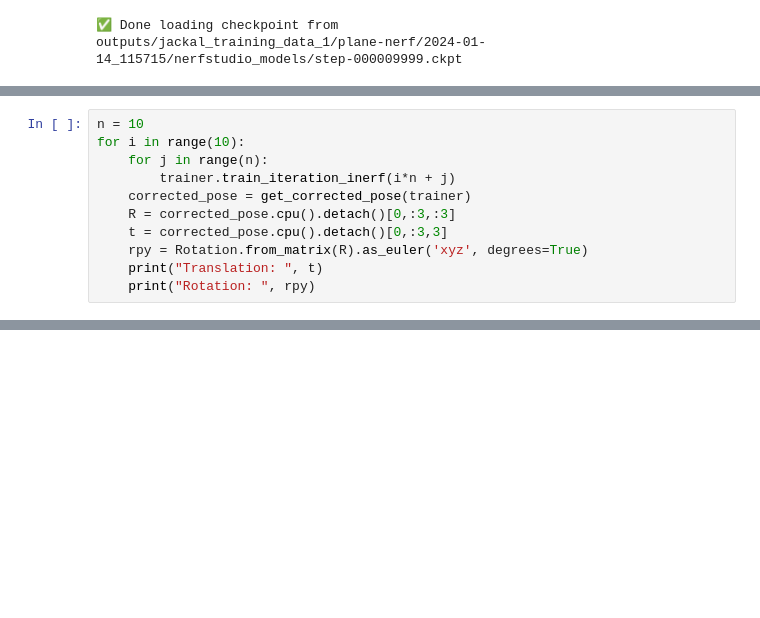
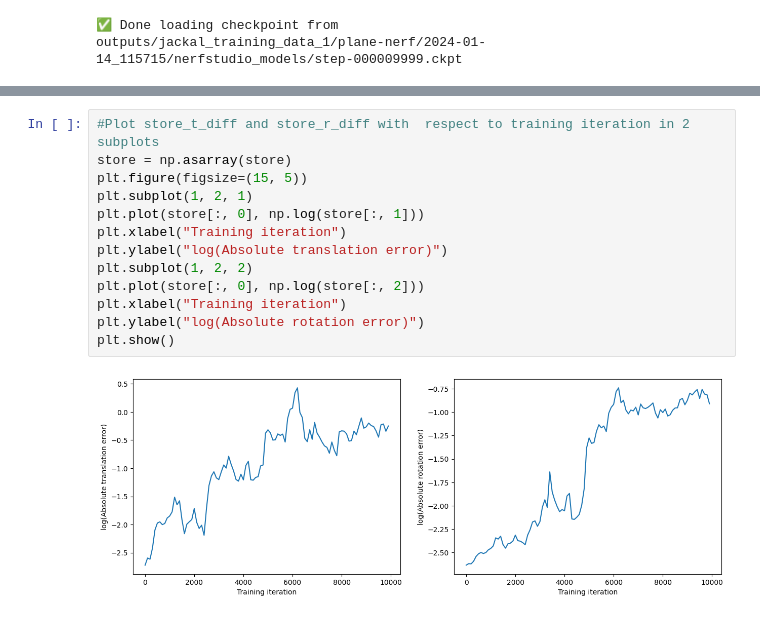
Before and after one commit to tauzn-clock/inerf, a Jupyter notebook: utils/evaluation_pose.ipynb, the cells around one changed output, grey strips where cells are left out. Cells and saved outputs as stored; diff of their text form; blank space fills up the shorter version.

```diff
--- a/utils/evaluation_pose.ipynb
+++ b/utils/evaluation_pose.ipynb
@@ -83,14 +98,3 @@ for _ , batch in pipeline.datamanager.fixed_indices_train_dataloader:
     tf = tf[:3, :4 ]
     ground_truth_poses.append(tf)
 ground_truth_poses = torch.tensor(ground_truth_poses)
-# %%
-n = 10
-for i in range(10):
-    for j in range(n):
-        trainer.train_iteration_inerf(i*n + j)
-    corrected_pose = get_corrected_pose(trainer)
-    R = corrected_pose.cpu().detach()[0,:3,:3]
-    t = corrected_pose.cpu().detach()[0,:3,3]
-    rpy = Rotation.from_matrix(R).as_euler('xyz', degrees=True)
-    print("Translation: ", t)
-    print("Rotation: ", rpy)
@@ -127,0 +137,15 @@ Average rotation error:  tensor(1.5957, dtype=torch.float64)
+# %%
+#Plot store_t_diff and store_r_diff with  respect to training iteration in 2 subplots
+store = np.asarray(store)
+plt.figure(figsize=(15, 5))
+plt.subplot(1, 2, 1)
+plt.plot(store[:, 0], np.log(store[:, 1]))
+plt.xlabel("Training iteration")
+plt.ylabel("log(Absolute translation error)")
+plt.subplot(1, 2, 2)
+plt.plot(store[:, 0], np.log(store[:, 2]))
+plt.xlabel("Training iteration")
+plt.ylabel("log(Absolute rotation error)")
+plt.show()
+# %% [output]
+[figure, added]
```
Also changed, not shown: parts of 8 cells of this notebook, 4 other files.
